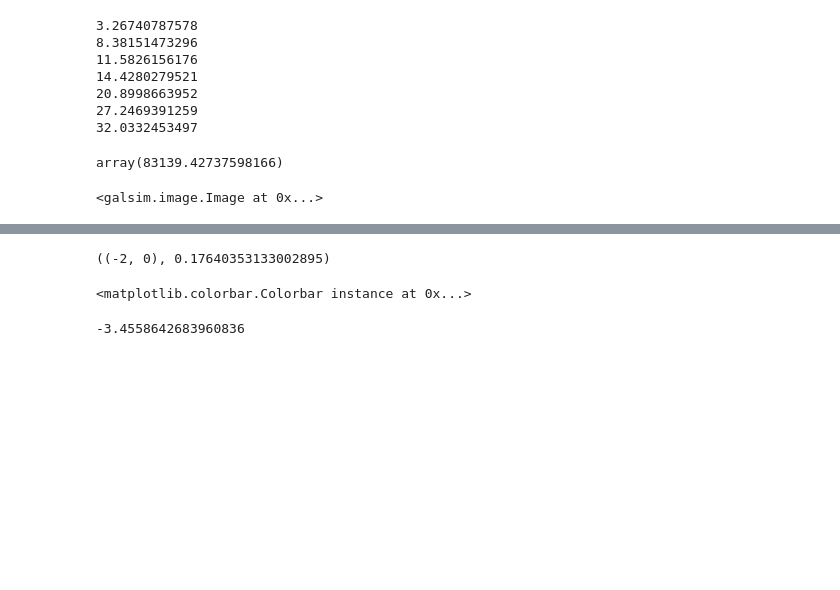
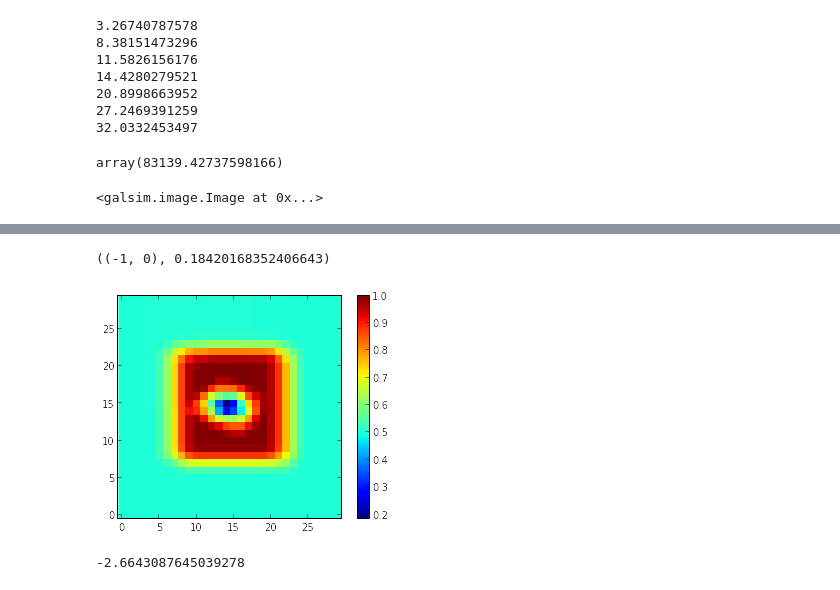
Before and after one commit to alvarezcl/deblending, a Jupyter notebook: cs231a/Real_Galaxy_Test.ipynb, the cells around one changed output, grey strips where cells are left out. Saved outputs shown, nothing was run; the diff lists cells and outputs as text; code cells hidden in the pictures; blank space fills up the shorter version.

```diff
--- a/cs231a/Real_Galaxy_Test.ipynb
+++ b/cs231a/Real_Galaxy_Test.ipynb
@@ -133,22 +150,19 @@ plt.colorbar()
 # %%
 # Compute asymmetry
-image = data
-image[image < np.sqrt(sky_level)] = 0
+image = filtered_data
 a_rms, a_abs, a_abs_mat, a_est, peak = cs.compute_asym(image,[0,0],x_len,y_len)
+plt.imshow(a_abs_mat.T,interpolation='none',origin='lower')
+plt.colorbar()
 peak, a_est
 # %% [output]
-((-2, 0), 0.17640353133002895)
+((-1, 0), 0.18420168352406643)
+[figure, added]
-# %%
-plt.imshow(a_abs_mat,interpolation='none',origin='lower')
-plt.colorbar()
-# %% [output]
-<matplotlib.colorbar.Colorbar instance at 0x...>
 # %%
 # m20
-m20, m20mat, peak = cs.find_min_m20(data,x_len,y_len)
+m20, m20mat, peak = cs.find_min_m20(filtered_data,x_len,y_len)
 m20
 # %% [output]
--3.4558642683960836
+-2.6643087645039278
 # %%
 plt.imshow(m20mat,interpolation='none',origin='lower')
 plt.colorbar()
```
Also changed, not shown: parts of 19 cells of this notebook, 16 other files.
